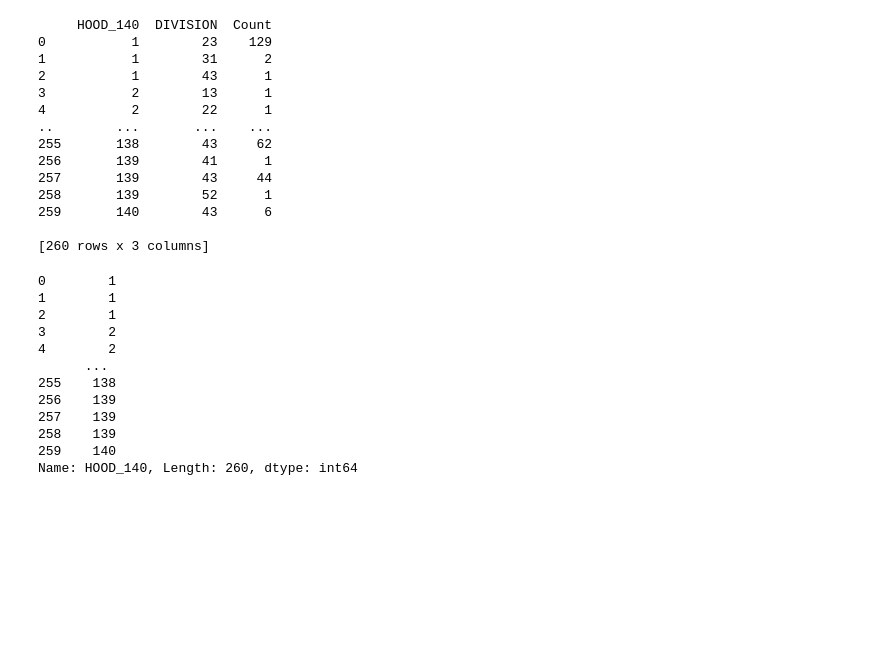
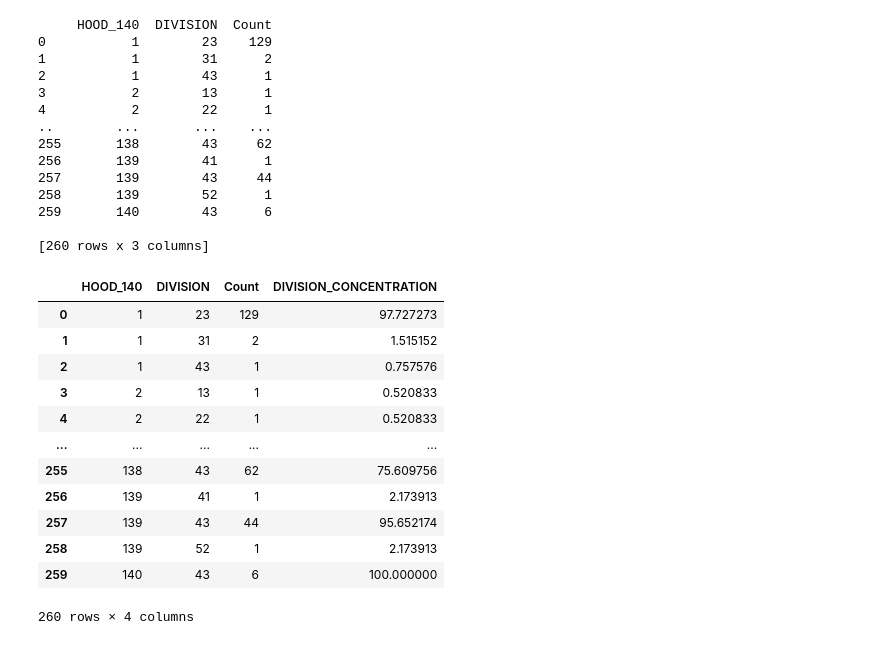
Before and after one commit to mredshaw/AI-Fundamentals-Project, a Jupyter notebook: Shooting+Neighbourhood_Merge.ipynb, the cells around one changed output. Drawn from its saved outputs; the diff is of its cells as text; code cells hidden in the pictures; blank space fills up the shorter version.

```diff
--- a/Shooting+Neighbourhood_Merge.ipynb
+++ b/Shooting+Neighbourhood_Merge.ipynb
@@ -1091,15 +1095,16 @@ print(df_hood_division)
 # %%
-df_hood_division['HOOD_140']
+df_hood_division
 # %% [output]
+|  | HOOD_140 | DIVISION | Count | DIVISION_CONCENTRATION |
+| 0 | 1 | 23 | 129 | 97.727273 |
+| 1 | 1 | 31 | 2 | 1.515152 |
+| 2 | 1 | 43 | 1 | 0.757576 |
+| 3 | 2 | 13 | 1 | 0.520833 |
+| 4 | 2 | 22 | 1 | 0.520833 |
+| ... | ... | ... | ... | ... |
+| 255 | 138 | 43 | 62 | 75.609756 |
+| 256 | 139 | 41 | 1 | 2.173913 |
+| 257 | 139 | 43 | 44 | 95.652174 |
+| 258 | 139 | 52 | 1 | 2.173913 |
+| 259 | 140 | 43 | 6 | 100.000000 |
-0        1
-1        1
-2        1
-3        2
-4        2
-      ...
-255    138
-256    139
-257    139
-258    139
-259    140
-Name: HOOD_140, Length: 260, dtype: int64
+260 rows × 4 columns
```
Also changed, not shown: parts of 7 cells of this notebook.
